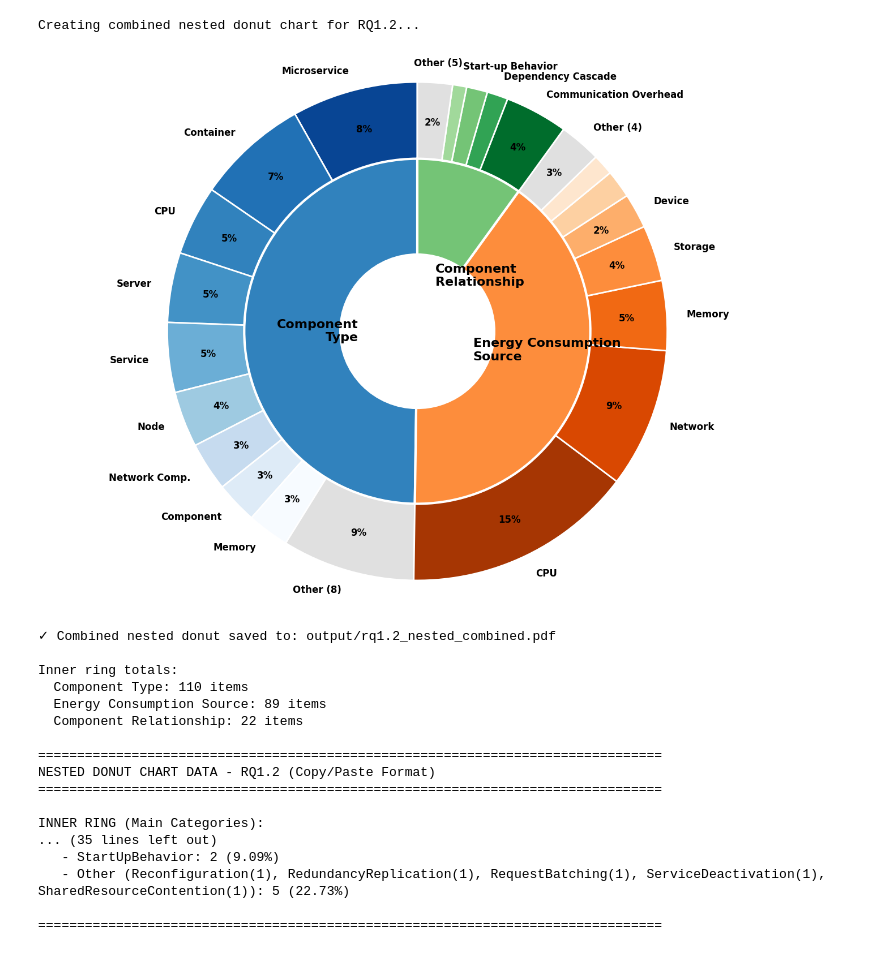
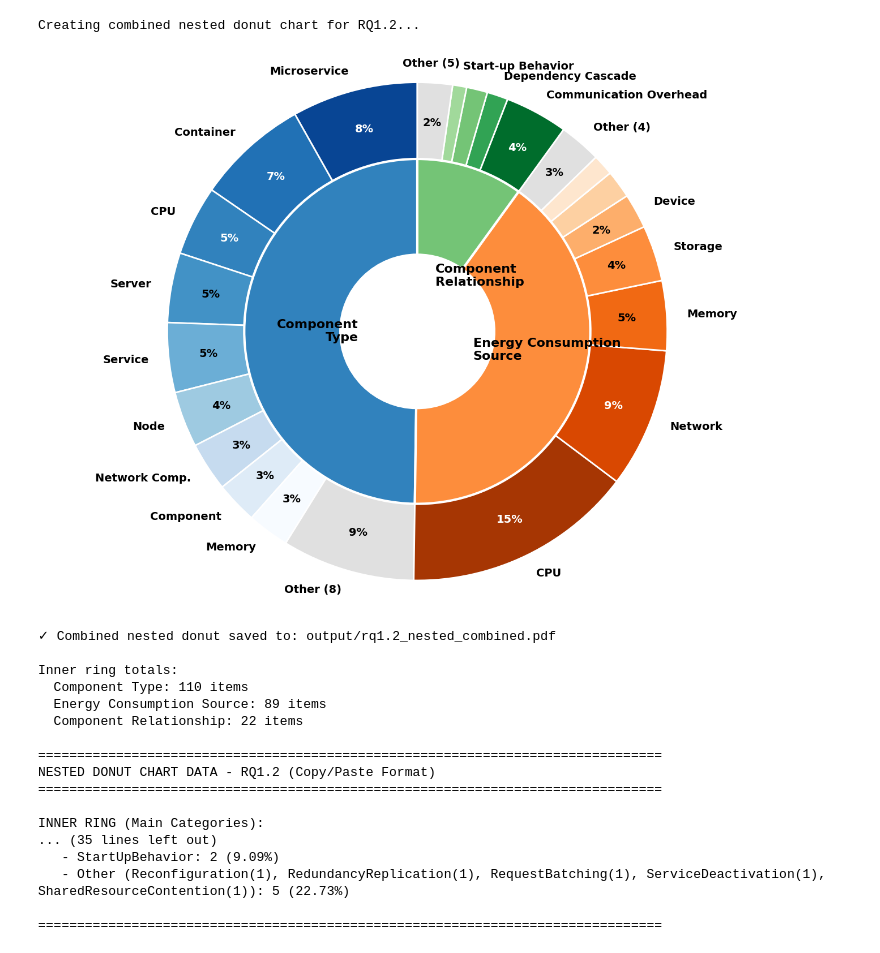
Before and after one commit to eoanodea/slr, a Jupyter notebook: 6-data-visualisation/rq1/rq1.2.genearte.ipynb, the cells around one changed output. Drawn from its saved outputs; the diff is of its cells as text; code cells hidden in the pictures.

```diff
--- a/6-data-visualisation/rq1/rq1.2.genearte.ipynb
+++ b/6-data-visualisation/rq1/rq1.2.genearte.ipynb
@@ -62,6 +62,13 @@ component_relationship_start = 18
 component_relationship_indices = list(range(component_relationship_start, len(outer_labels)))
 hidden_label_indices = {20}  # Hide Placement Dependency to avoid overlap
 
+
+def is_dark_color(rgba, threshold=0.5):
+    r, g, b, _ = rgba
+    luminance = 0.299 * r + 0.587 * g + 0.114 * b
+    return luminance < threshold
+
+
 # Create figure
 fig, ax = plt.subplots(figsize=(13.5, 10))
 
@@ -82,7 +89,7 @@ wedges_outer, texts_outer, autotexts_outer = ax.pie(
     radius=1.3,
     colors=outer_colors,
     wedgeprops={'width': 0.4, 'edgecolor': 'white', 'linewidth': 2},
-    textprops={'fontsize': 12, 'fontweight': 'bold', 'color': 'black', 'wrap': False},
+    textprops={'fontsize': 14, 'fontweight': 'bold', 'color': 'black', 'wrap': False},
     pctdistance=0.84,
     labeldistance=1.08,
     startangle=90
@@ -100,15 +107,16 @@ wedges_inner, texts_inner = ax.pie(
     startangle=90
 )
 
-# Force all text to black and prevent wrapping
+# Keep outer labels black and prevent wrapping
 for text in texts_outer:
     if text.get_text():
         text.set_color('black')
         text.set_wrap(False)
 
-for autotext in autotexts_outer:
+# Set percentage text color for contrast: white on dark wedges, black otherwise
+for wedge, autotext in zip(wedges_outer, autotexts_outer):
     if autotext.get_text():
-        autotext.set_color('black')
+        autotext.set_color('white' if is_dark_color(wedge.get_facecolor()) else 'black')
         autotext.set_wrap(False)
 
 for text in texts_inner:
@@ -118,7 +126,7 @@ for text in texts_inner:
 # Move the Component Relationship 'Other' label 40 px to the left
 for text in texts_outer:
     if text.get_text() == 'Other (5)':
-        offset = mtransforms.ScaledTranslation(-40 / fig.dpi, 0, fig.dpi_scale_trans)
+        offset = mtransforms.ScaledTranslation(-60 / fig.dpi, 0, fig.dpi_scale_trans)
         text.set_transform(text.get_transform() + offset)
         break
 
@@ -156,34 +164,34 @@ ct_labels = [
     'Other (Device(4), Pod(4), Gateway(3), Orchestrator(2), Storage(2), VirtualMachine(2), LoadBalancer(1), MonitoringComponent(1))'
  ]
 ct_sizes = [18, 16, 10, 10, 10, 8, 7, 6, 6, 19]
 for label, size in zip(ct_labels, ct_sizes):
     pct = (size / 110) * 100
     print(f"   - {label}: {size} ({pct:.2f}%)")
 
 print("\n2. ENERGY CONSUMPTION SOURCE (89 items total - Items ≥3 + Other):")
 ecs_labels = [
     'CPU', 'Network', 'Memory', 'Storage', 'Device', 'Server', 'Computation',
     'Other (IdlePower(2), PowerSupply(2), FPGA(1), MaxPower(1))'
  ]
 ecs_sizes = [33, 20, 10, 8, 5, 4, 3, 6]
 for label, size in zip(ecs_labels, ecs_sizes):
     pct = (size / 89) * 100
     print(f"   - {label}: {size} ({pct:.2f}%)")
 
 print("\n3. COMPONENT RELATIONSHIP (22 items total - Items ≥2 + Other):")
 cr_labels = [
     'CommunicationOverhead', 'DependencyCascade', 'PlacementDependency', 'StartUpBehavior',
     'Other (Reconfiguration(1), RedundancyReplication(1), RequestBatching(1), ServiceDeactivation(1), SharedResourceContention(1))'
  ]
 cr_sizes = [9, 3, 3, 2, 5]
 for label, size in zip(cr_labels, cr_sizes):
     pct = (size / 22) * 100
     print(f"   - {label}: {size} ({pct:.2f}%)")
 
 print("\n" + "=" * 80)
 # %% [output]
 Creating combined nested donut chart for RQ1.2...
-[figure, old version]
+[figure, new version]
 ✓ Combined nested donut saved to: output/rq1.2_nested_combined.pdf
 
 Inner ring totals:
```
Also changed, not shown: 32 other files.
